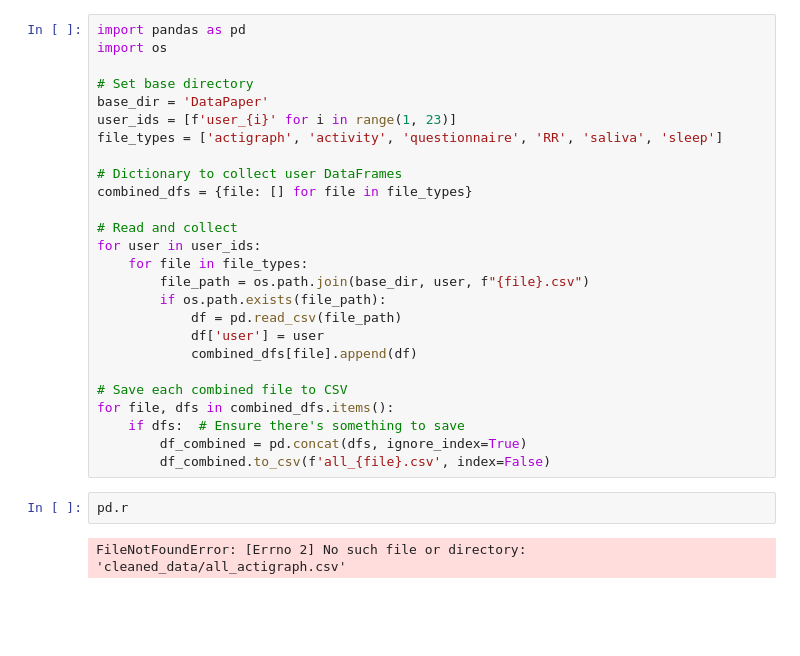
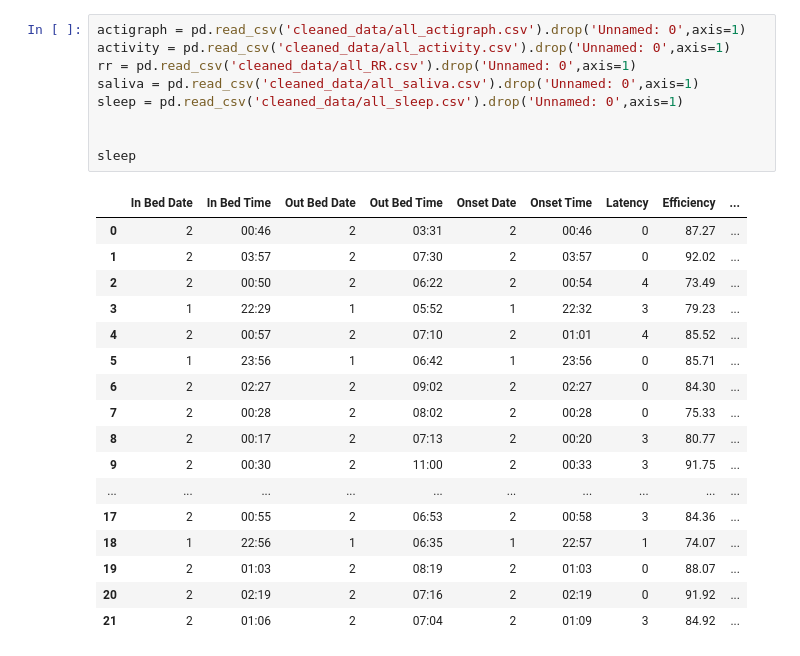
Before and after one commit to BryanZhang938/DayInMyLife, a Jupyter notebook: sleep_EDA.ipynb, the cells around one changed output. Drawn from its saved outputs; the diff is of its cells as text; blank space fills up the shorter version.

```diff
--- a/sleep_EDA.ipynb
+++ b/sleep_EDA.ipynb
@@ -158,30 +30,27 @@ actigraph_df
-# %%
-import pandas as pd
-import os
-
-# Set base directory
-base_dir = 'DataPaper'
-user_ids = [f'user_{i}' for i in range(1, 23)]
-file_types = ['actigraph', 'activity', 'questionnaire', 'RR', 'saliva', 'sleep']
-
-# Dictionary to collect user DataFrames
-combined_dfs = {file: [] for file in file_types}
-
-# Read and collect
-for user in user_ids:
-    for file in file_types:
-        file_path = os.path.join(base_dir, user, f"{file}.csv")
-        if os.path.exists(file_path):
-            df = pd.read_csv(file_path)
-            df['user'] = user
-            combined_dfs[file].append(df)
-
-# Save each combined file to CSV
-for file, dfs in combined_dfs.items():
-    if dfs:  # Ensure there's something to save
-        df_combined = pd.concat(dfs, ignore_index=True)
-        df_combined.to_csv(f'all_{file}.csv', index=False)
-# %%
-pd.r
-# %% [output]
-FileNotFoundError: [Errno 2] No such file or directory: 'cleaned_data/all_actigraph.csv'
+# %%
+actigraph = pd.read_csv('cleaned_data/all_actigraph.csv').drop('Unnamed: 0',axis=1)
+activity = pd.read_csv('cleaned_data/all_activity.csv').drop('Unnamed: 0',axis=1)
+rr = pd.read_csv('cleaned_data/all_RR.csv').drop('Unnamed: 0',axis=1)
+saliva = pd.read_csv('cleaned_data/all_saliva.csv').drop('Unnamed: 0',axis=1)
+sleep = pd.read_csv('cleaned_data/all_sleep.csv').drop('Unnamed: 0',axis=1)
+
+
+sleep
+# %% [output]
+|  | In Bed Date | In Bed Time | Out Bed Date | Out Bed Time | Onset Date | Onset Time | Latency | Efficiency | ... |
+| 0 | 2 | 00:46 | 2 | 03:31 | 2 | 00:46 | 0 | 87.27 | ... |
+| 1 | 2 | 03:57 | 2 | 07:30 | 2 | 03:57 | 0 | 92.02 | ... |
+| 2 | 2 | 00:50 | 2 | 06:22 | 2 | 00:54 | 4 | 73.49 | ... |
+| 3 | 1 | 22:29 | 1 | 05:52 | 1 | 22:32 | 3 | 79.23 | ... |
+| 4 | 2 | 00:57 | 2 | 07:10 | 2 | 01:01 | 4 | 85.52 | ... |
+| 5 | 1 | 23:56 | 1 | 06:42 | 1 | 23:56 | 0 | 85.71 | ... |
+| 6 | 2 | 02:27 | 2 | 09:02 | 2 | 02:27 | 0 | 84.30 | ... |
+| 7 | 2 | 00:28 | 2 | 08:02 | 2 | 00:28 | 0 | 75.33 | ... |
+| 8 | 2 | 00:17 | 2 | 07:13 | 2 | 00:20 | 3 | 80.77 | ... |
+| 9 | 2 | 00:30 | 2 | 11:00 | 2 | 00:33 | 3 | 91.75 | ... |
+| ... | ... | ... | ... | ... | ... | ... | ... | ... | ... |
+| 17 | 2 | 00:55 | 2 | 06:53 | 2 | 00:58 | 3 | 84.36 | ... |
+| 18 | 1 | 22:56 | 1 | 06:35 | 1 | 22:57 | 1 | 74.07 | ... |
+| 19 | 2 | 01:03 | 2 | 08:19 | 2 | 01:03 | 0 | 88.07 | ... |
+| 20 | 2 | 02:19 | 2 | 07:16 | 2 | 02:19 | 0 | 91.92 | ... |
+| 21 | 2 | 01:06 | 2 | 07:04 | 2 | 01:09 | 3 | 84.92 | ... |
```
Also changed, not shown: parts of 17 cells of this notebook, 3 other files.
